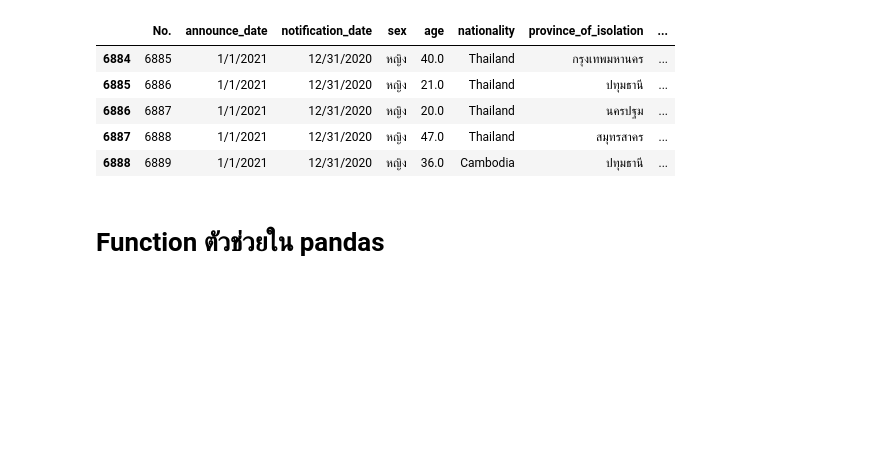
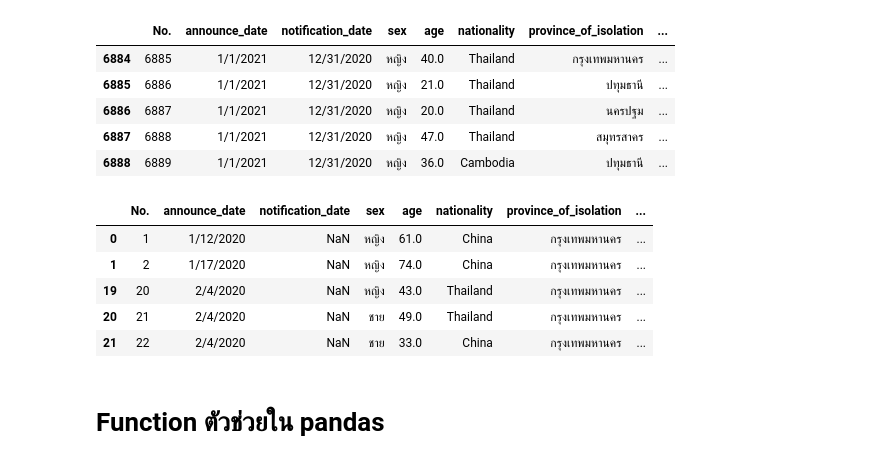
Before and after one commit to Gcpppinpak/data_viz_2022, a Jupyter notebook: Pandas101.ipynb, the cells around one changed output. Saved outputs shown, nothing was run; the diff lists cells and outputs as text; code cells hidden in the pictures; blank space fills up the shorter version.

```diff
--- a/Pandas101.ipynb
+++ b/Pandas101.ipynb
@@ -656,6 +641,24 @@ data_covid[TF].head()
 | 6886 | 6887 | 1/1/2021 | 12/31/2020 | หญิง | 20.0 | Thailand | นครปฐม | ... |
 | 6887 | 6888 | 1/1/2021 | 12/31/2020 | หญิง | 47.0 | Thailand | สมุทรสาคร | ... |
 | 6888 | 6889 | 1/1/2021 | 12/31/2020 | หญิง | 36.0 | Cambodia | ปทุมธานี | ... |
+# %%
+#HW กลุ่ม 2 || เลือกข้อมูลมาเฉพาะวัน announce_date เป็นวันที่ 1-20
+Tw = list()
+for each_row in data_covid.iterrows():
+  Date_all = each_row[1]['announce_date'].split('/')
+  Date_int = int(Date_all[1])
+  if Date_int <= 20 :
+    Tw.append(True)
+  else:
+    Tw.append(False)
+data_covid[Tw].head()
+# %% [output]
+|  | No. | announce_date | notification_date | sex | age | nationality | province_of_isolation | ... |
+| 0 | 1 | 1/12/2020 | NaN | หญิง | 61.0 | China | กรุงเทพมหานคร | ... |
+| 1 | 2 | 1/17/2020 | NaN | หญิง | 74.0 | China | กรุงเทพมหานคร | ... |
+| 19 | 20 | 2/4/2020 | NaN | หญิง | 43.0 | Thailand | กรุงเทพมหานคร | ... |
+| 20 | 21 | 2/4/2020 | NaN | ชาย | 49.0 | Thailand | กรุงเทพมหานคร | ... |
+| 21 | 22 | 2/4/2020 | NaN | ชาย | 33.0 | China | กรุงเทพมหานคร | ... |
 # %% [markdown]
 # Function ตัวช่วยใน pandas
 # %% [markdown]
```
Also changed, not shown: parts of 4 cells of this notebook.
